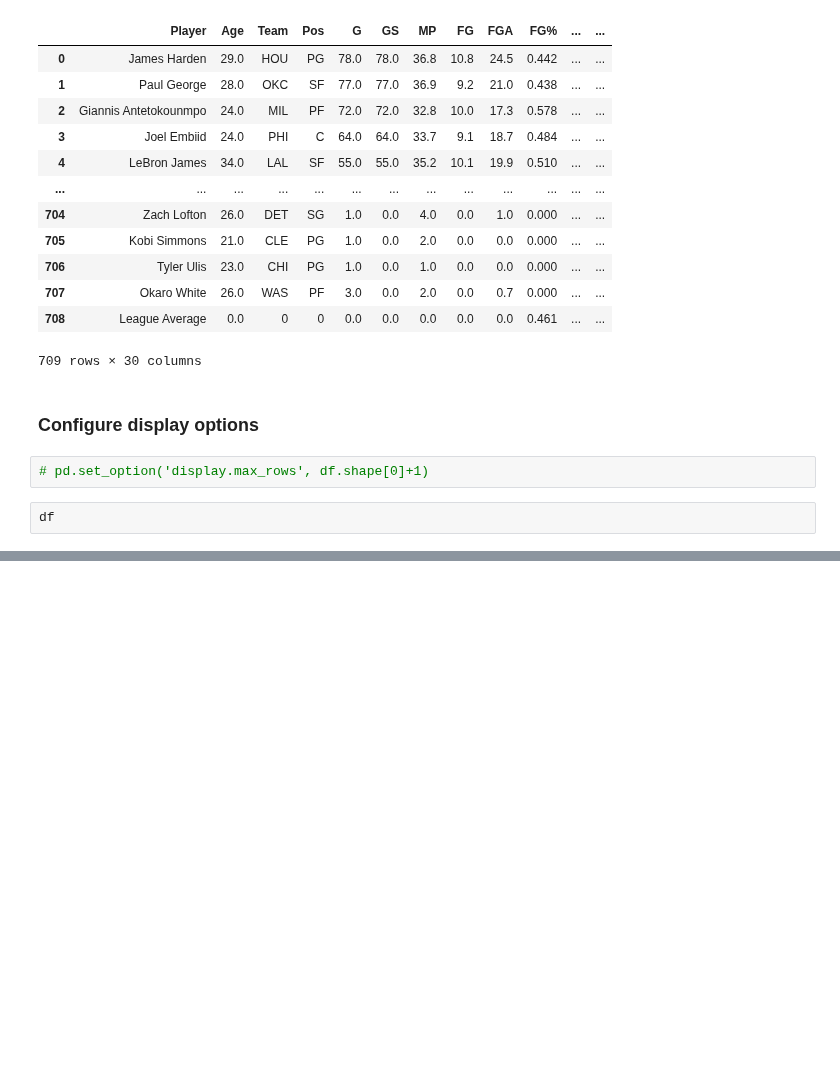
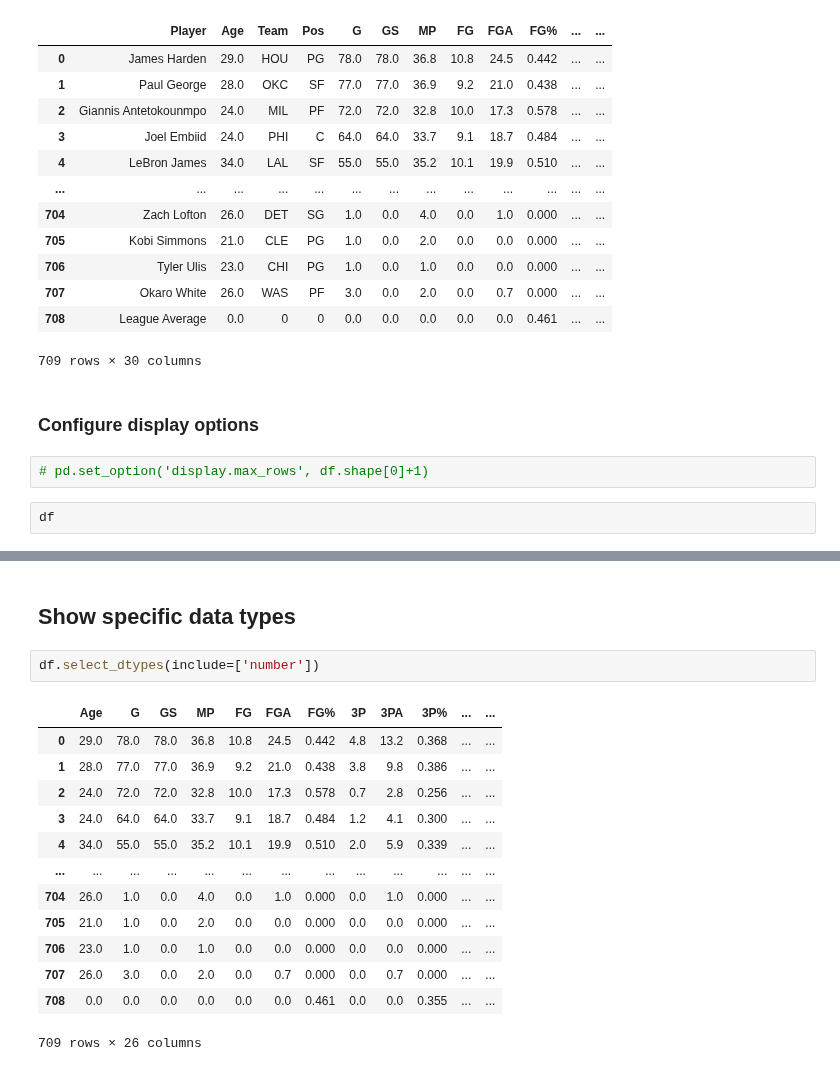
Before and after one commit to bodhichristian/python-basics, a Jupyter notebook: pandas/exploratory_data_analysis.ipynb, the cells around one changed output, grey strips where cells are left out. Saved outputs shown, nothing was run; the diff lists cells and outputs as text; blank space fills up the shorter version.

```diff
--- a/pandas/exploratory_data_analysis.ipynb
+++ b/pandas/exploratory_data_analysis.ipynb
@@ -122,0 +147,18 @@ df
+# %% [markdown]
+ ## Show specific data types
+# %%
+df.select_dtypes(include=['number'])
+# %% [output]
+|  | Age | G | GS | MP | FG | FGA | FG% | 3P | 3PA | 3P% | ... | ... |
+| 0 | 29.0 | 78.0 | 78.0 | 36.8 | 10.8 | 24.5 | 0.442 | 4.8 | 13.2 | 0.368 | ... | ... |
+| 1 | 28.0 | 77.0 | 77.0 | 36.9 | 9.2 | 21.0 | 0.438 | 3.8 | 9.8 | 0.386 | ... | ... |
+| 2 | 24.0 | 72.0 | 72.0 | 32.8 | 10.0 | 17.3 | 0.578 | 0.7 | 2.8 | 0.256 | ... | ... |
+| 3 | 24.0 | 64.0 | 64.0 | 33.7 | 9.1 | 18.7 | 0.484 | 1.2 | 4.1 | 0.300 | ... | ... |
+| 4 | 34.0 | 55.0 | 55.0 | 35.2 | 10.1 | 19.9 | 0.510 | 2.0 | 5.9 | 0.339 | ... | ... |
+| ... | ... | ... | ... | ... | ... | ... | ... | ... | ... | ... | ... | ... |
+| 704 | 26.0 | 1.0 | 0.0 | 4.0 | 0.0 | 1.0 | 0.000 | 0.0 | 1.0 | 0.000 | ... | ... |
+| 705 | 21.0 | 1.0 | 0.0 | 2.0 | 0.0 | 0.0 | 0.000 | 0.0 | 0.0 | 0.000 | ... | ... |
+| 706 | 23.0 | 1.0 | 0.0 | 1.0 | 0.0 | 0.0 | 0.000 | 0.0 | 0.0 | 0.000 | ... | ... |
+| 707 | 26.0 | 3.0 | 0.0 | 2.0 | 0.0 | 0.7 | 0.000 | 0.0 | 0.7 | 0.000 | ... | ... |
+| 708 | 0.0 | 0.0 | 0.0 | 0.0 | 0.0 | 0.0 | 0.461 | 0.0 | 0.0 | 0.355 | ... | ... |
+709 rows × 26 columns
```
Also changed, not shown: parts of 20 cells of this notebook.
